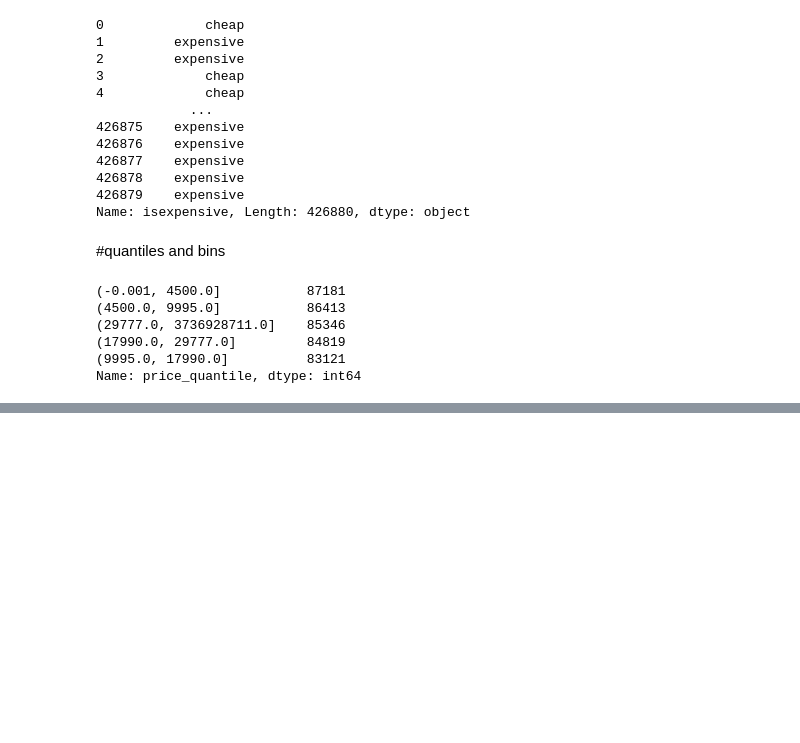
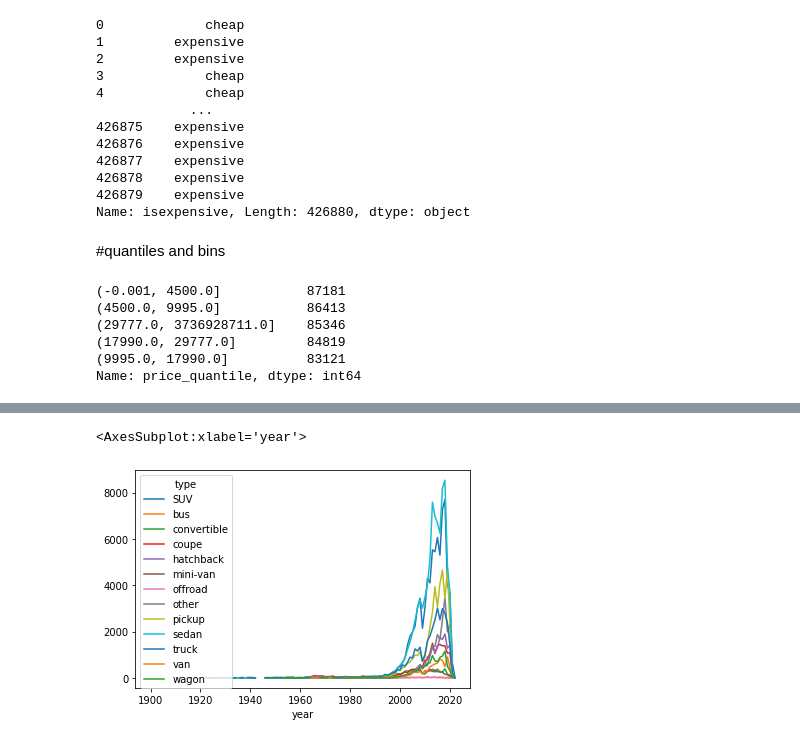
Before and after one commit to jmajurel/ml, a Jupyter notebook: data_manipulation.ipynb, the cells around one changed output, grey strips where cells are left out. Drawn from its saved outputs; the diff is of its cells as text; code cells hidden in the pictures; blank space fills up the shorter version.

Commit message:
working on data manipulation

```diff
--- a/data_manipulation.ipynb
+++ b/data_manipulation.ipynb
@@ -274,0 +302,5 @@ Name: price_quantile, dtype: int64
+# %%
+pd.pivot_table(data, index='year', columns = 'type', values='price', aggfunc= 'count').sort_index(ascending=False).plot()
+# %% [output]
+<AxesSubplot:xlabel='year'>
+[figure, added]
```
Also changed, not shown: parts of 5 cells of this notebook.
